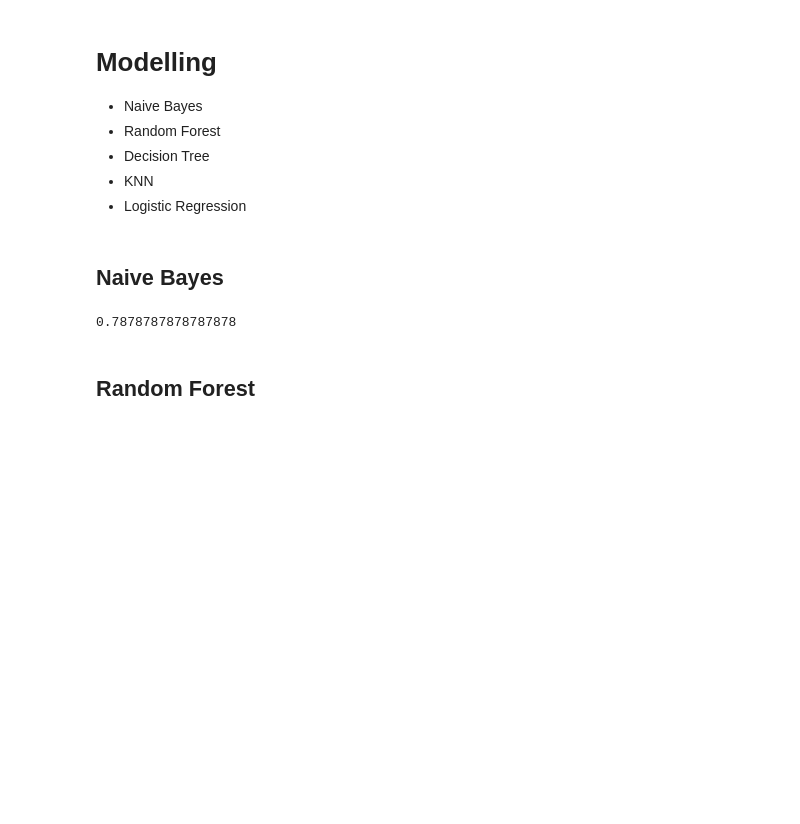
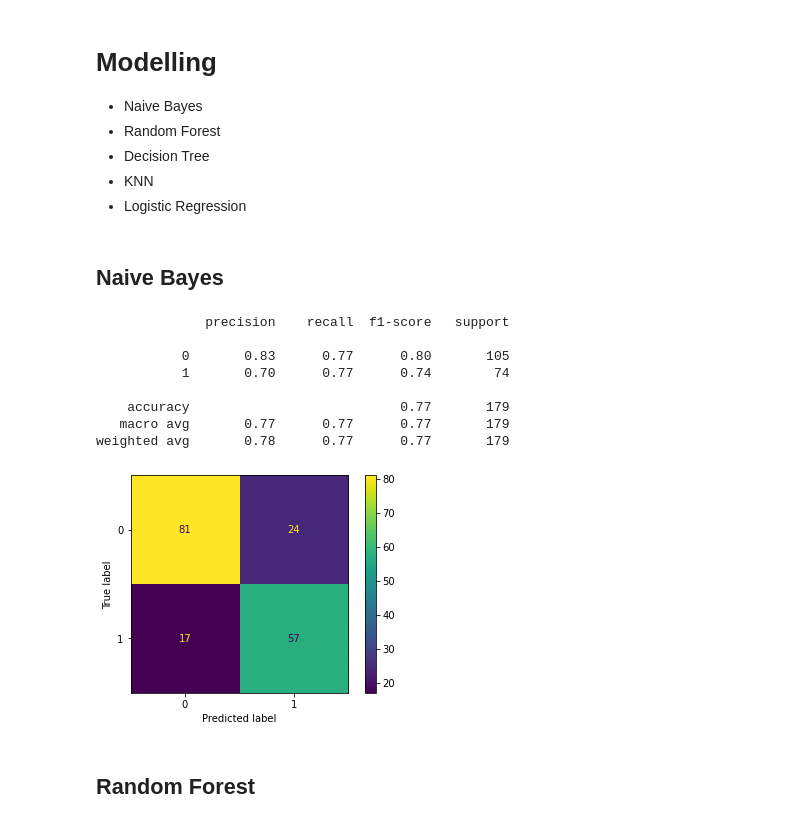
Before and after one commit to Otavio-Parraga/titanic_kaggle, a Jupyter notebook: Kaggle's_Titanic.ipynb, the cells around one changed output. Drawn from its saved outputs; the diff is of its cells as text; code cells hidden in the pictures; blank space fills up the shorter version.

```diff
--- a/Kaggle's_Titanic.ipynb
+++ b/Kaggle's_Titanic.ipynb
@@ -177,2 +194,0 @@ preprocessor = ColumnTransformer([('numerical', num_preprocessing_1, num_cols),
-# %%
-final_df = preprocessor.fit_transform(df)
@@ -187,3 +195,6 @@ def create_model(preprocess,model):
+# %%
+X_train = preprocessor.fit_transform(X_train)
+X_test = preprocessor.transform(X_test)
 # %% [markdown]
 # Modelling
 *   Naive Bayes
@@ -200,5 +205,2 @@ from sklearn.ensemble import RandomForestClassifier
-# %%
-X_train = df
-y = titanic.Survived
 # %% [markdown]
 ## Naive Bayes
@@ -207,8 +207,20 @@ naive_bayes = create_model(preprocessor, GaussianNB())
-# %%
-naive_bayes.fit(X_train,y)
-print(naive_bayes.score(X_train, y))
-# %% [output]
-0.7878787878787878
+# %%
+naive_bayes = GaussianNB()
+naive_bayes.fit(X_train,y_train)
+prediction = naive_bayes.predict(X_test)
+print(classification_report(y_test, prediction))
+plot_confusion_matrix(naive_bayes, X_test, y_test)
+plt.show()
+# %% [output]
+              precision    recall  f1-score   support
+
+           0       0.83      0.77      0.80       105
+           1       0.70      0.77      0.74        74
+
+    accuracy                           0.77       179
+   macro avg       0.77      0.77      0.77       179
+weighted avg       0.78      0.77      0.77       179
+[figure, added]
 # %% [markdown]
 ## Random Forest
 # %%
```
Also changed, not shown: parts of 32 cells of this notebook, 1 other file.
